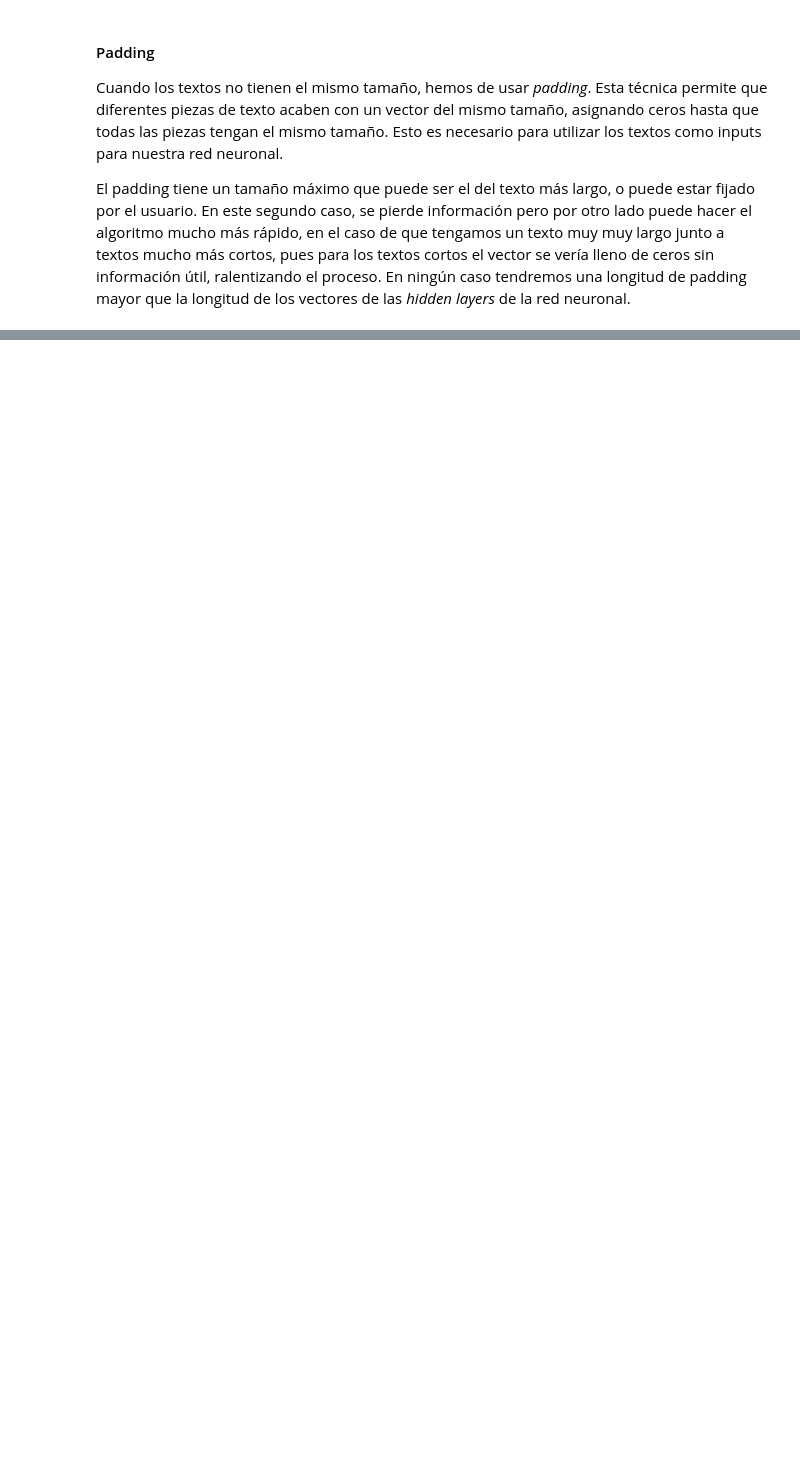
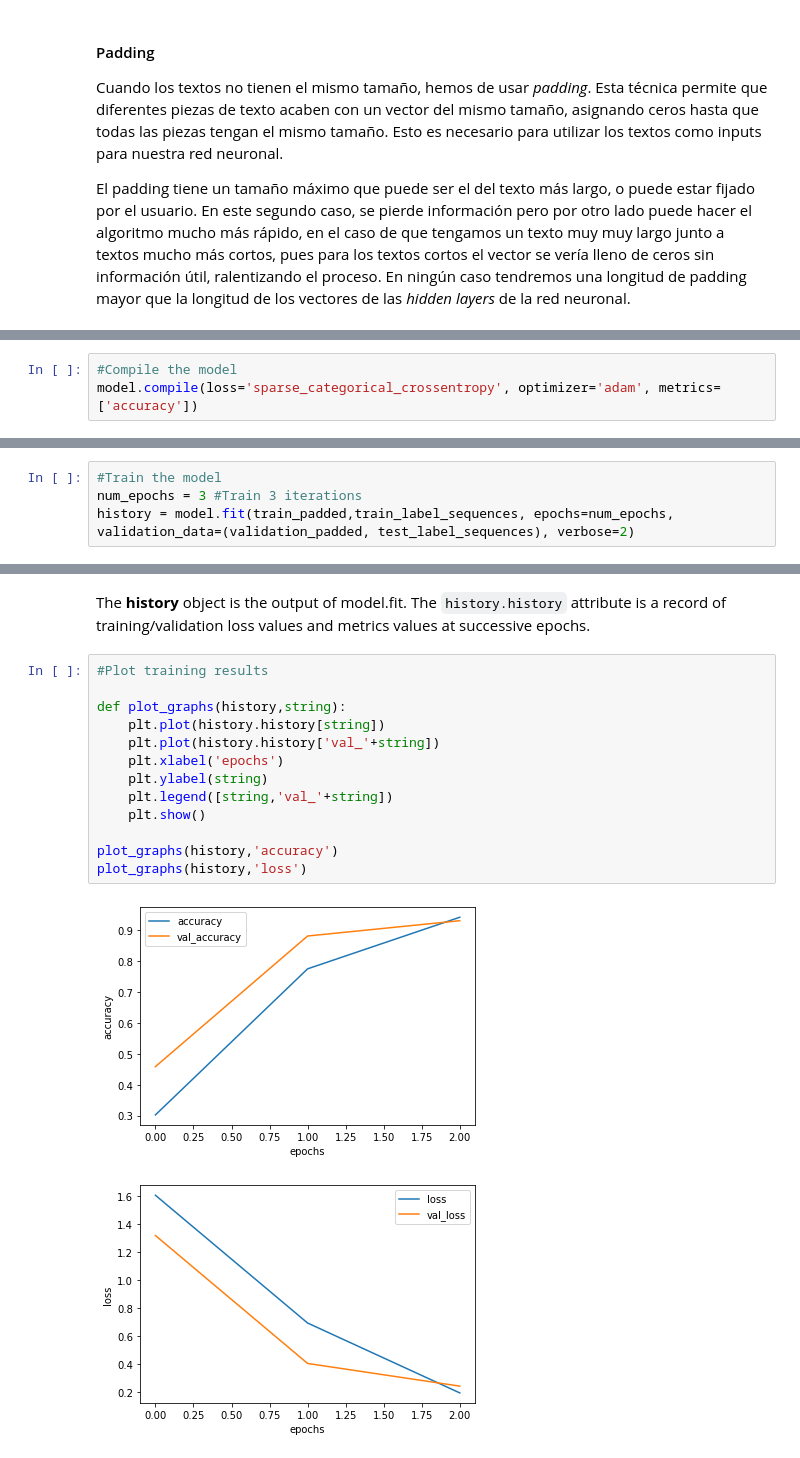
Before and after one commit to ggonzalv/useful_notebooks, a Jupyter notebook: Sesión 2 - Modelos Secuenciales.ipynb, the cells around one changed output, grey strips where cells are left out. Saved outputs shown, nothing was run; the diff lists cells and outputs as text; blank space fills up the shorter version.

```diff
--- a/Sesión 2 - Modelos Secuenciales.ipynb
+++ b/Sesión 2 - Modelos Secuenciales.ipynb
@@ -201,0 +236,3 @@ NameError: name 'tf' is not defined
+# %%
+#Compile the model
+model.compile(loss='sparse_categorical_crossentropy', optimizer='adam', metrics=['accuracy'])
@@ -201,0 +247,4 @@ NameError: name 'tf' is not defined
+# %%
+#Train the model
+num_epochs = 3 #Train 3 iterations
+history = model.fit(train_padded,train_label_sequences, epochs=num_epochs, validation_data=(validation_padded, test_label_sequences), verbose=2)
@@ -201,0 +259,18 @@ NameError: name 'tf' is not defined
+# %% [markdown]
+The **history** object is the output of model.fit. The `history.history` attribute is a record of training/validation loss values and metrics values at successive epochs.
+# %%
+#Plot training results
+
+def plot_graphs(history,string):
+    plt.plot(history.history[string])
+    plt.plot(history.history['val_'+string])
+    plt.xlabel('epochs')
+    plt.ylabel(string)
+    plt.legend([string,'val_'+string])
+    plt.show()
+
+plot_graphs(history,'accuracy')
+plot_graphs(history,'loss')
+# %% [output]
+[figure, added]
+[figure, added]
```
Also changed, not shown: parts of 20 cells of this notebook.
